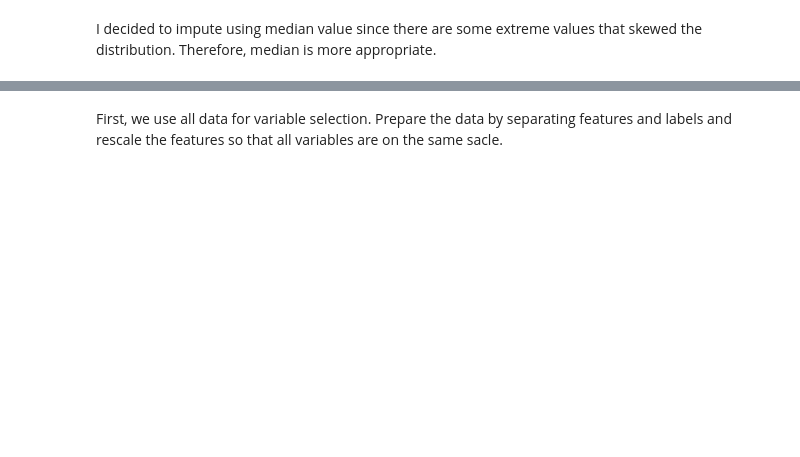
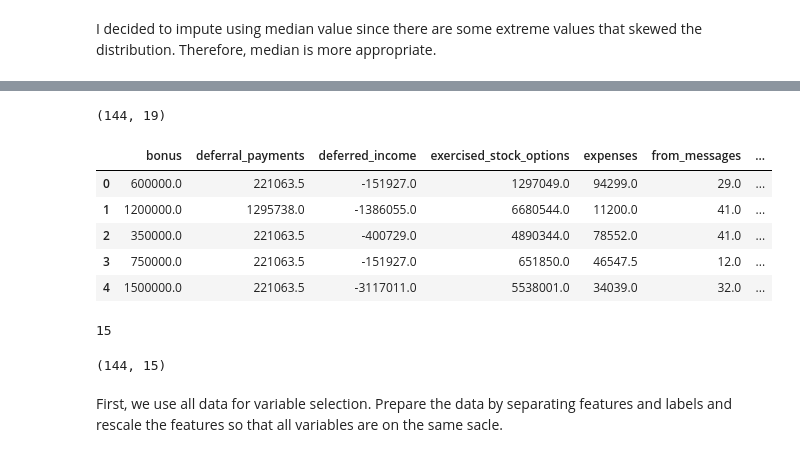
Before and after one commit to karenlqy/Udacity-Data-Analyst-Nanodegree, a Jupyter notebook: P5-Machine Learning with Enron Dataset/P5_POI_classifier.ipynb, the cells around one changed output, grey strips where cells are left out. Saved outputs shown, nothing was run; the diff lists cells and outputs as text; code cells hidden in the pictures; blank space fills up the shorter version.

```diff
--- a/P5-Machine Learning with Enron Dataset/P5_POI_classifier.ipynb
+++ b/P5-Machine Learning with Enron Dataset/P5_POI_classifier.ipynb
@@ -223,0 +206,7 @@ print features_list
+# %%
+df_imputed['fraction_from_poi']=df_imputed['from_poi_to_this_person']/df_imputed['from_messages']
+df_imputed['fraction_to_poi']=df_imputed['from_this_person_to_poi']/df_imputed['to_messages']
+# %%
+df_imputed.shape
+# %% [output]
+(144, 19)
@@ -223,0 +216,9 @@ print features_list
+# %%
+df_imputed.head()
+# %% [output]
+|  | bonus | deferral_payments | deferred_income | exercised_stock_options | expenses | from_messages | ... |
+| 0 | 600000.0 | 221063.5 | -151927.0 | 1297049.0 | 94299.0 | 29.0 | ... |
+| 1 | 1200000.0 | 1295738.0 | -1386055.0 | 6680544.0 | 11200.0 | 41.0 | ... |
+| 2 | 350000.0 | 221063.5 | -400729.0 | 4890344.0 | 78552.0 | 41.0 | ... |
+| 3 | 750000.0 | 221063.5 | -151927.0 | 651850.0 | 46547.5 | 12.0 | ... |
+| 4 | 1500000.0 | 221063.5 | -3117011.0 | 5538001.0 | 34039.0 | 32.0 | ... |
@@ -223,0 +230,4 @@ print features_list
+# %%
+len(features_list)
+# %% [output]
+15
@@ -224,3 +239,7 @@ print features_list
+# %%
+df_imputed.shape
+# %% [output]
+(144, 15)
 # %% [markdown]
 First, we use all data for variable selection. Prepare the data by separating features and labels and rescale the features so that all variables are on the same sacle.
 # %%
```
Also changed, not shown: parts of 66 cells of this notebook.
